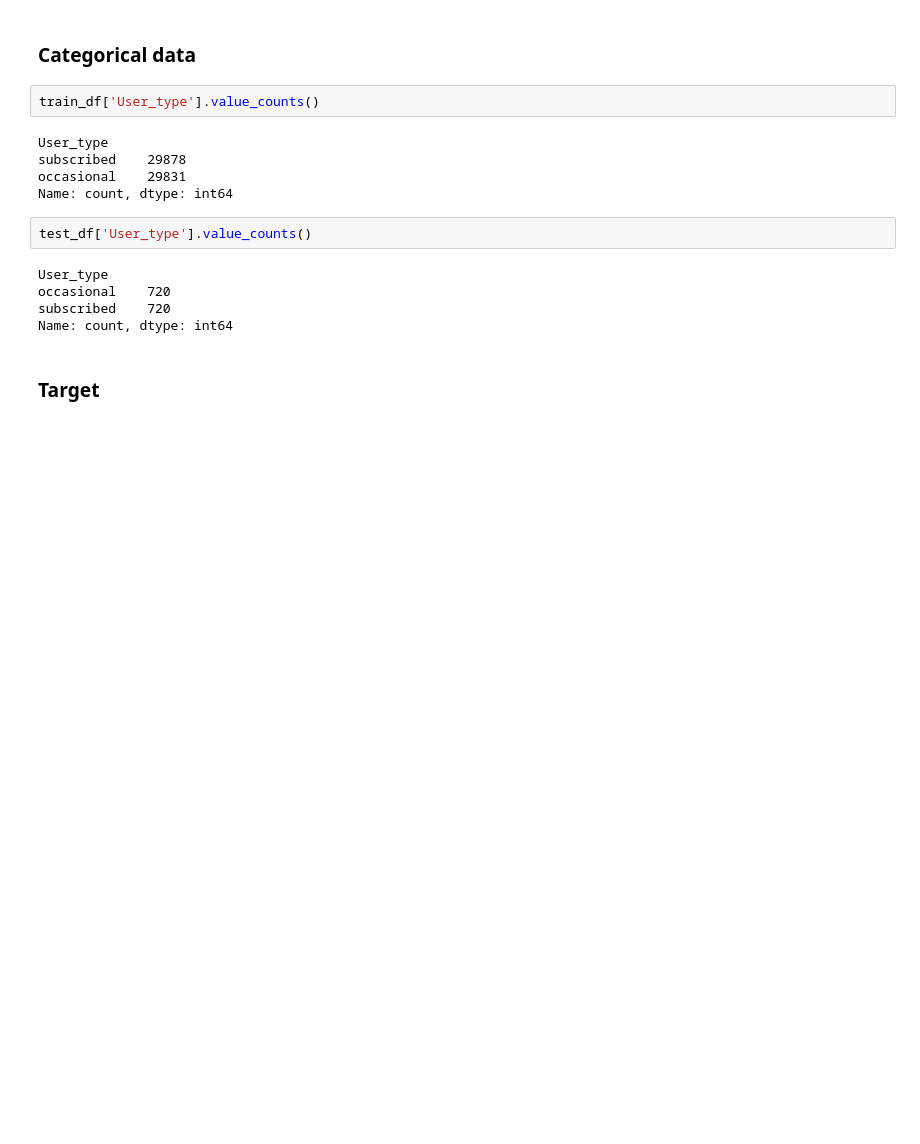
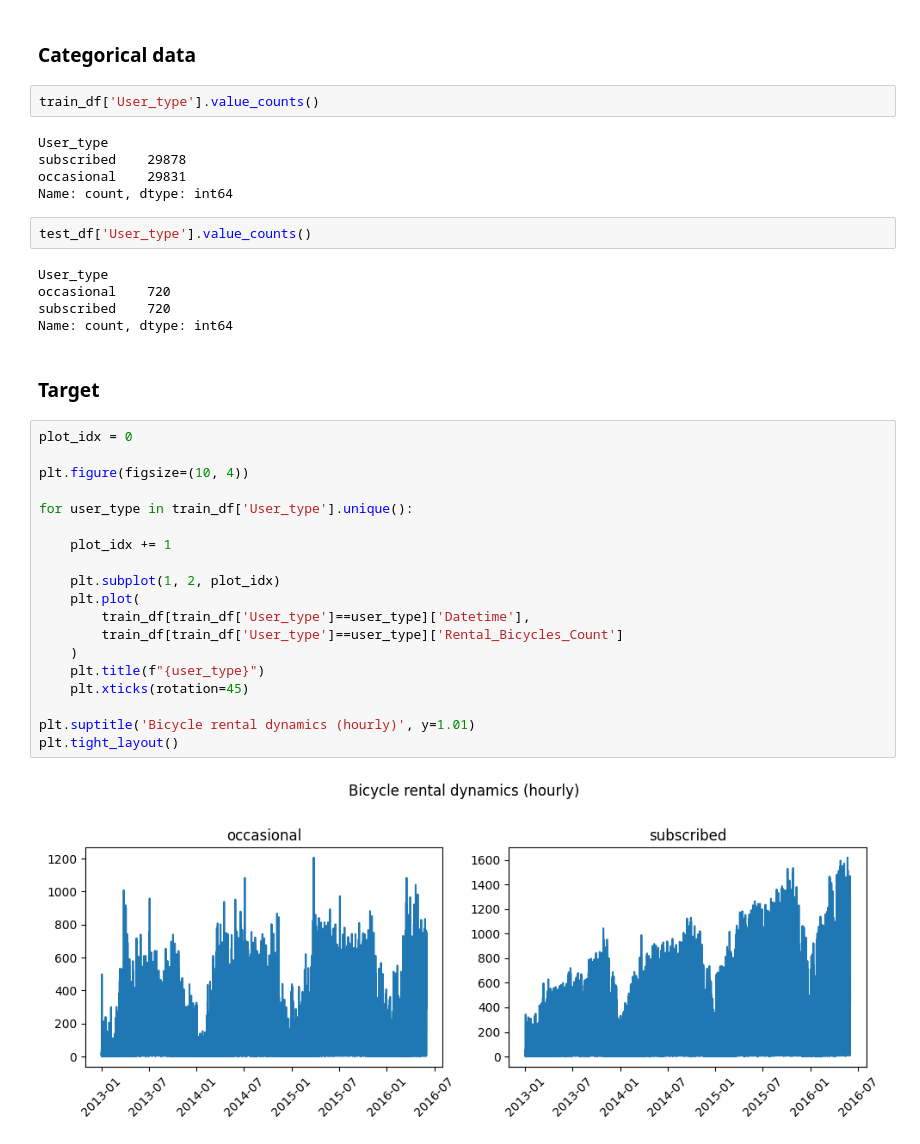
Before and after one commit to VaheC/MH_BicycleDemand_Hackathon, a Jupyter notebook: eda.ipynb, the cells around one changed output. Drawn from its saved outputs; the diff is of its cells as text; blank space fills up the shorter version.

```diff
--- a/eda.ipynb
+++ b/eda.ipynb
@@ -202,3 +202,24 @@ subscribed    720
 Name: count, dtype: int64
 # %% [markdown]
 ### Target
+# %%
+plot_idx = 0
+
+plt.figure(figsize=(10, 4))
+
+for user_type in train_df['User_type'].unique():
+
+    plot_idx += 1
+
+    plt.subplot(1, 2, plot_idx)
+    plt.plot(
+        train_df[train_df['User_type']==user_type]['Datetime'],
+        train_df[train_df['User_type']==user_type]['Rental_Bicycles_Count']
+    )
+    plt.title(f"{user_type}")
+    plt.xticks(rotation=45)
+
+plt.suptitle('Bicycle rental dynamics (hourly)', y=1.01)
+plt.tight_layout()
+# %% [output]
+[figure, added]
```
Also changed, not shown: parts of 3 cells of this notebook.
